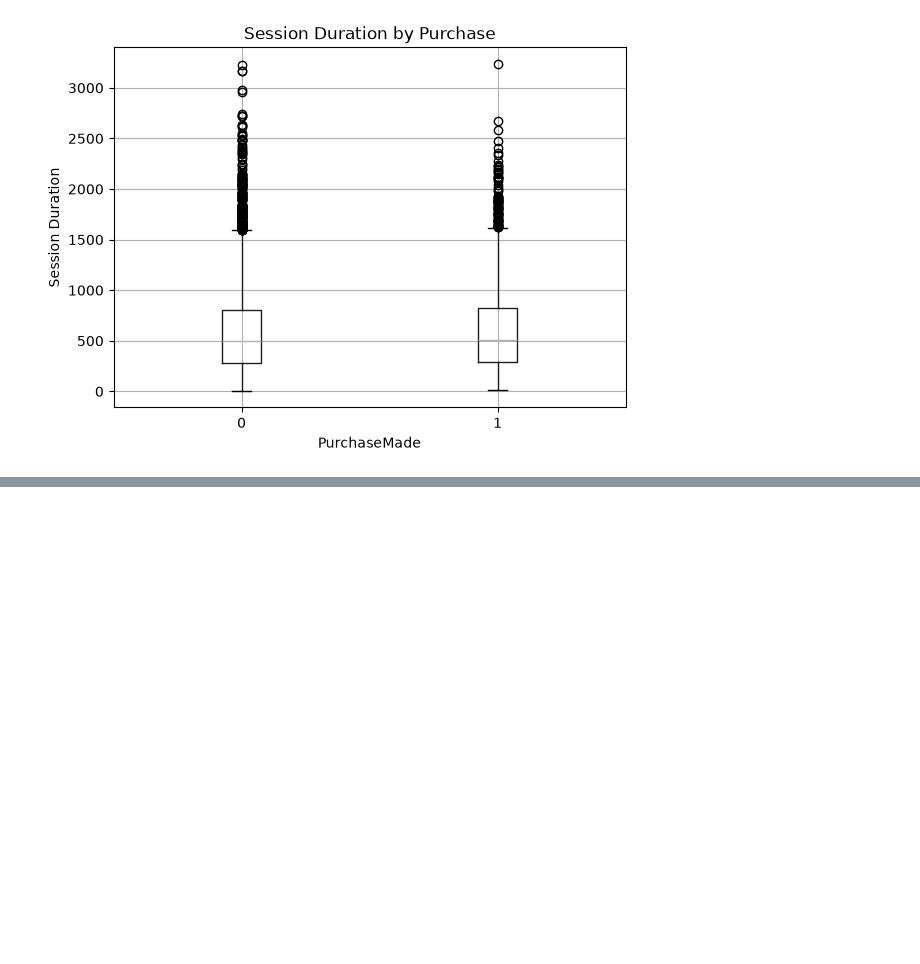
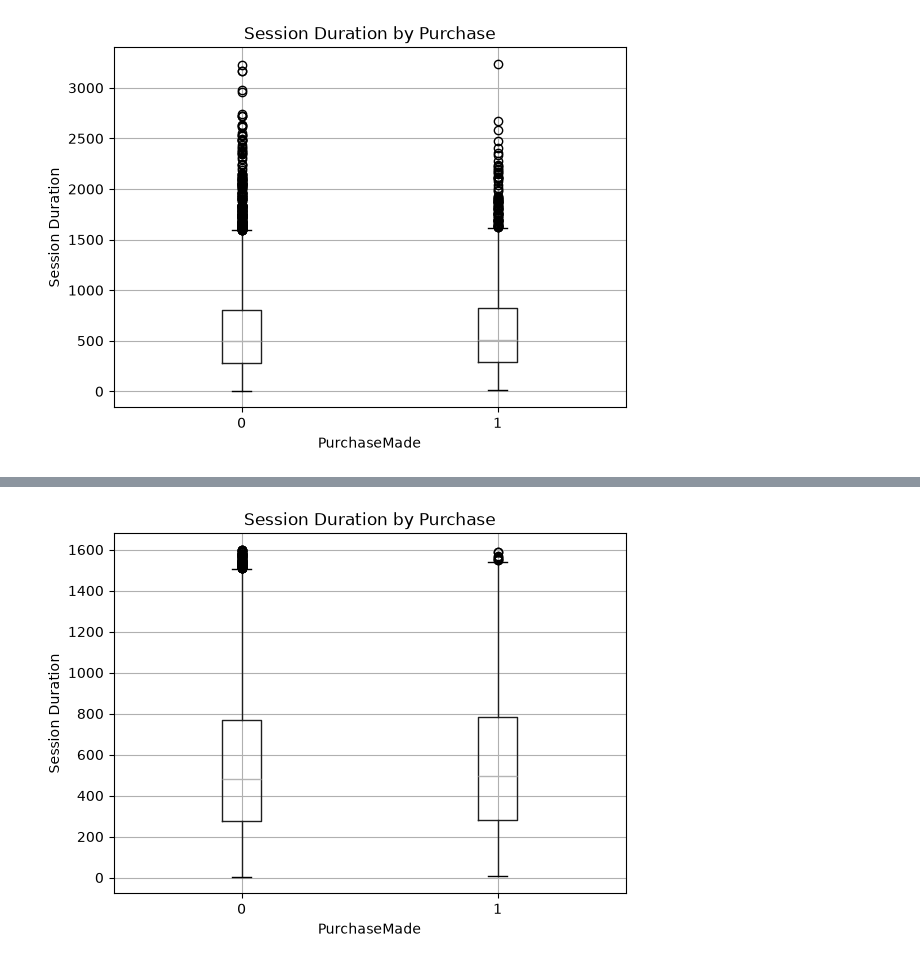
Before and after one commit to YisWas/dsc400-yis0, a Jupyter notebook: 11-week/week01/DSC400_W1_YisraelWasserman_final.ipynb, the cells around one changed output, grey strips where cells are left out. Cells and saved outputs as stored; diff of their text form; code cells hidden in the pictures; blank space fills up the shorter version.

```diff
--- a/11-week/week01/DSC400_W1_YisraelWasserman_final.ipynb
+++ b/11-week/week01/DSC400_W1_YisraelWasserman_final.ipynb
@@ -221,0 +233,28 @@ plt.show()
+# %%
+# Find the outlier boundaries
+Q1 = filtered_df['SessionDuration'].quantile(0.25)
+Q3 = filtered_df['SessionDuration'].quantile(0.75)
+
+IQR = Q3 - Q1
+
+lower = Q1 - 1.5 * IQR
+upper = Q3 + 1.5 * IQR
+
+# Remove outliers
+no_outliers_df = filtered_df[
+    (filtered_df['SessionDuration'] >= lower) &
+    (filtered_df['SessionDuration'] <= upper)
+]
+
+# Plot
+no_outliers_df.boxplot(
+    column='SessionDuration',
+    by='PurchaseMade'
+)
+
+plt.ylabel('Session Duration')
+plt.title('Session Duration by Purchase')
+plt.suptitle('')
+plt.show()
+# %% [output]
+[figure, added]
```
Also changed, not shown: parts of 13 cells of this notebook, 51 other files.
